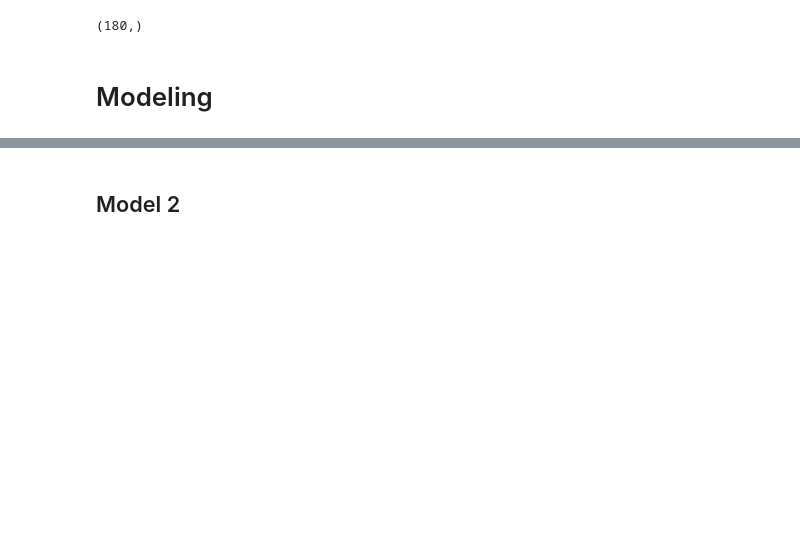
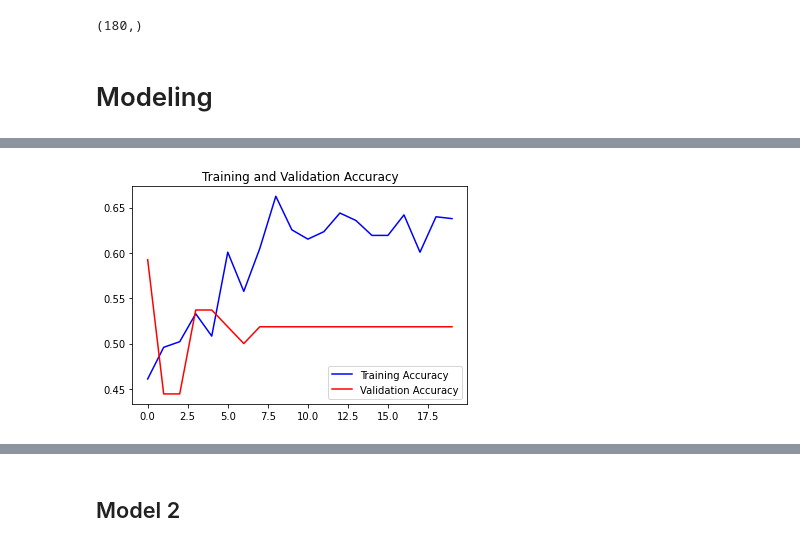
Before and after one commit to seankim658/Signature-Detection, a Jupyter notebook: notebook.ipynb, the cells around one changed output, grey strips where cells are left out. Saved outputs shown, nothing was run; the diff lists cells and outputs as text; code cells hidden in the pictures; blank space fills up the shorter version.

Commit message:
finished model 1

```diff
--- a/notebook.ipynb
+++ b/notebook.ipynb
@@ -116,2 +110,5 @@ reduce_lr_plat = ReduceLROnPlateau(monitor = 'val_loss', factor = 0.0001, patien
+# %%
+EPOCHS = 20
+BATCH_SIZE = 1
 # %% [markdown]
 ## Model 1
@@ -121,7 +118,9 @@ model1 = Sequential()
 lr1 = 0.001
 
 model1_tensor_board = TensorBoard(log_dir = './logs/model1')
-model1_callbacks = [early_stop, reduce_lr_plat, model1_tensor_board]
+model1_early_stop = EarlyStopping(monitor = 'val_loss', patience = 8, verbose = 1, restore_best_weights = True)
+model1_reduce_lr_plat = ReduceLROnPlateau(monitor = 'val_loss', factor = 0.0001, patience = 5, verbose = 1)
+model1_callbacks = [model1_reduce_lr_plat, model1_tensor_board]
 
 model1.add(Conv2D(32, (3, 3), input_shape = (224, 224, 3), activation = 'relu'))
 model1.add(MaxPool2D(3, 3))
@@ -181,0 +181,14 @@ Epoch 14: early stopping
+# %%
+model1_acc = history.history['accuracy']
+model1_val_acc = history.history['val_accuracy']
+model1_loss = history.history['loss']
+model1_val_loss = history.history['val_loss']
+model1_epochs = range(len(model1_acc))
+
+plt.plot(model1_epochs, model1_acc, 'b', label = 'Training Accuracy')
+plt.plot(model1_epochs, model1_val_acc, 'r', label = 'Validation Accuracy')
+plt.title('Training and Validation Accuracy')
+plt.legend()
+plt.show()
+# %% [output]
+[figure, added]
```
Also changed, not shown: parts of 9 cells of this notebook.
